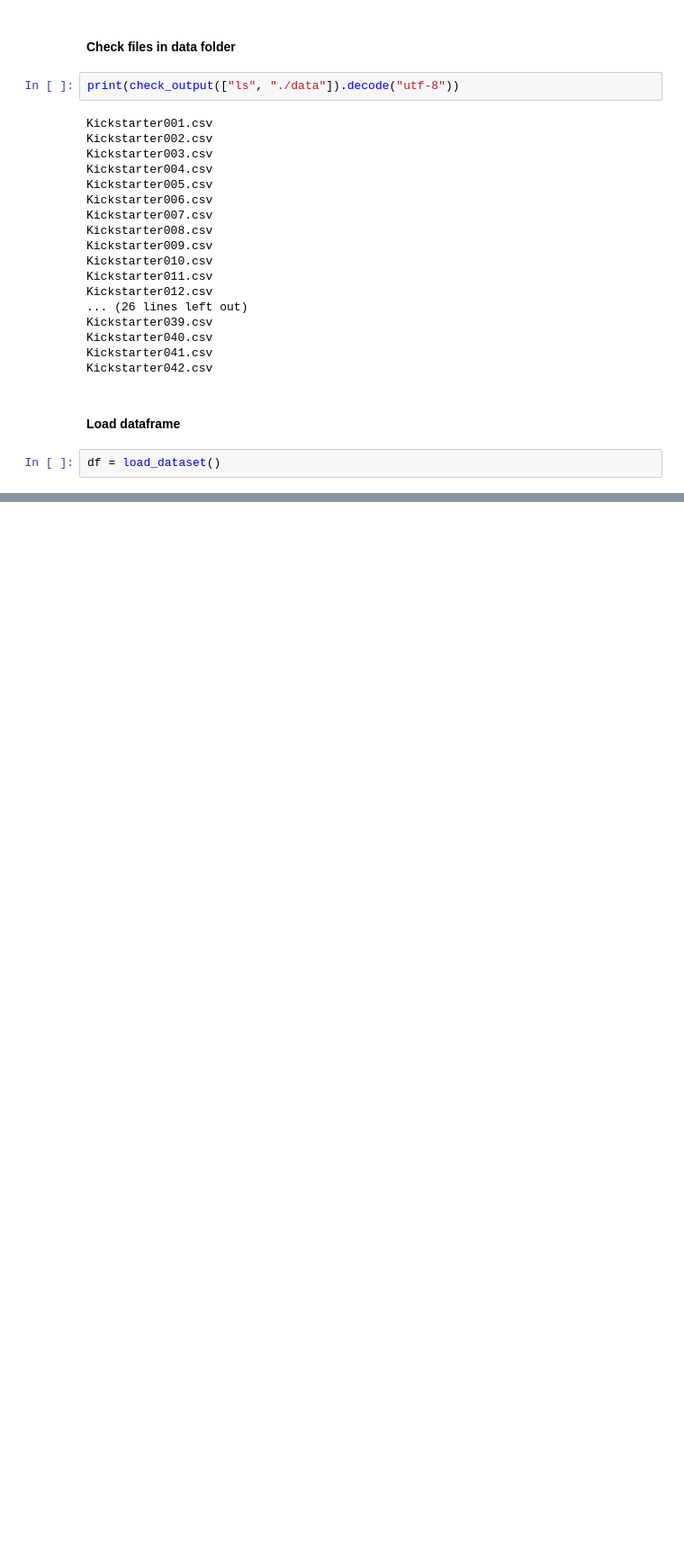
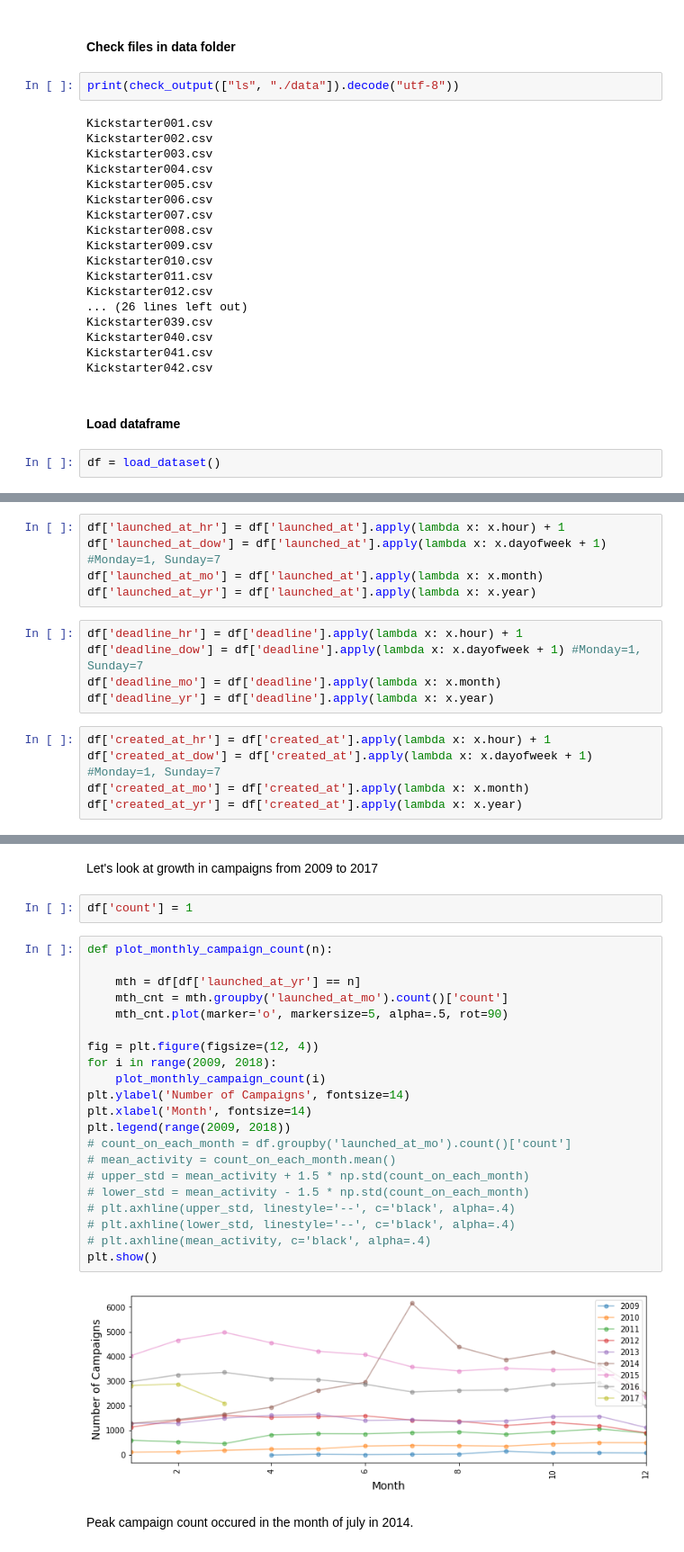
Before and after one commit to GdMacmillan/kickstarter_case_study, a Jupyter notebook: data_exploration.ipynb, the cells around one changed output, grey strips where cells are left out. Shown at 90% size. Cells and saved outputs as stored; diff of their text form; blank space fills up the shorter version.

```diff
--- a/data_exploration.ipynb
+++ b/data_exploration.ipynb
@@ -84,0 +100,15 @@ df['created_at'] = pd.to_datetime(df['created_at'],unit='s')
+# %%
+df['launched_at_hr'] = df['launched_at'].apply(lambda x: x.hour) + 1
+df['launched_at_dow'] = df['launched_at'].apply(lambda x: x.dayofweek + 1) #Monday=1, Sunday=7
+df['launched_at_mo'] = df['launched_at'].apply(lambda x: x.month)
+df['launched_at_yr'] = df['launched_at'].apply(lambda x: x.year)
+# %%
+df['deadline_hr'] = df['deadline'].apply(lambda x: x.hour) + 1
+df['deadline_dow'] = df['deadline'].apply(lambda x: x.dayofweek + 1) #Monday=1, Sunday=7
+df['deadline_mo'] = df['deadline'].apply(lambda x: x.month)
+df['deadline_yr'] = df['deadline'].apply(lambda x: x.year)
+# %%
+df['created_at_hr'] = df['created_at'].apply(lambda x: x.hour) + 1
+df['created_at_dow'] = df['created_at'].apply(lambda x: x.dayofweek + 1) #Monday=1, Sunday=7
+df['created_at_mo'] = df['created_at'].apply(lambda x: x.month)
+df['created_at_yr'] = df['created_at'].apply(lambda x: x.year)
@@ -84,0 +134,29 @@ df['created_at'] = pd.to_datetime(df['created_at'],unit='s')
+# %% [markdown]
+Let's look at growth in campaigns from 2009 to 2017
+# %%
+df['count'] = 1
+# %%
+def plot_monthly_campaign_count(n):
+
+    mth = df[df['launched_at_yr'] == n]
+    mth_cnt = mth.groupby('launched_at_mo').count()['count']
+    mth_cnt.plot(marker='o', markersize=5, alpha=.5, rot=90)
+
+fig = plt.figure(figsize=(12, 4))
+for i in range(2009, 2018):
+    plot_monthly_campaign_count(i)
+plt.ylabel('Number of Campaigns', fontsize=14)
+plt.xlabel('Month', fontsize=14)
+plt.legend(range(2009, 2018))
+# count_on_each_month = df.groupby('launched_at_mo').count()['count']
+# mean_activity = count_on_each_month.mean()
+# upper_std = mean_activity + 1.5 * np.std(count_on_each_month)
+# lower_std = mean_activity - 1.5 * np.std(count_on_each_month)
+# plt.axhline(upper_std, linestyle='--', c='black', alpha=.4)
+# plt.axhline(lower_std, linestyle='--', c='black', alpha=.4)
+# plt.axhline(mean_activity, c='black', alpha=.4)
+plt.show()
+# %% [output]
+[figure, added]
+# %% [markdown]
+Peak campaign count occured in the month of july in 2014.
```
Also changed, not shown: parts of 69 cells of this notebook, 1 other file.
